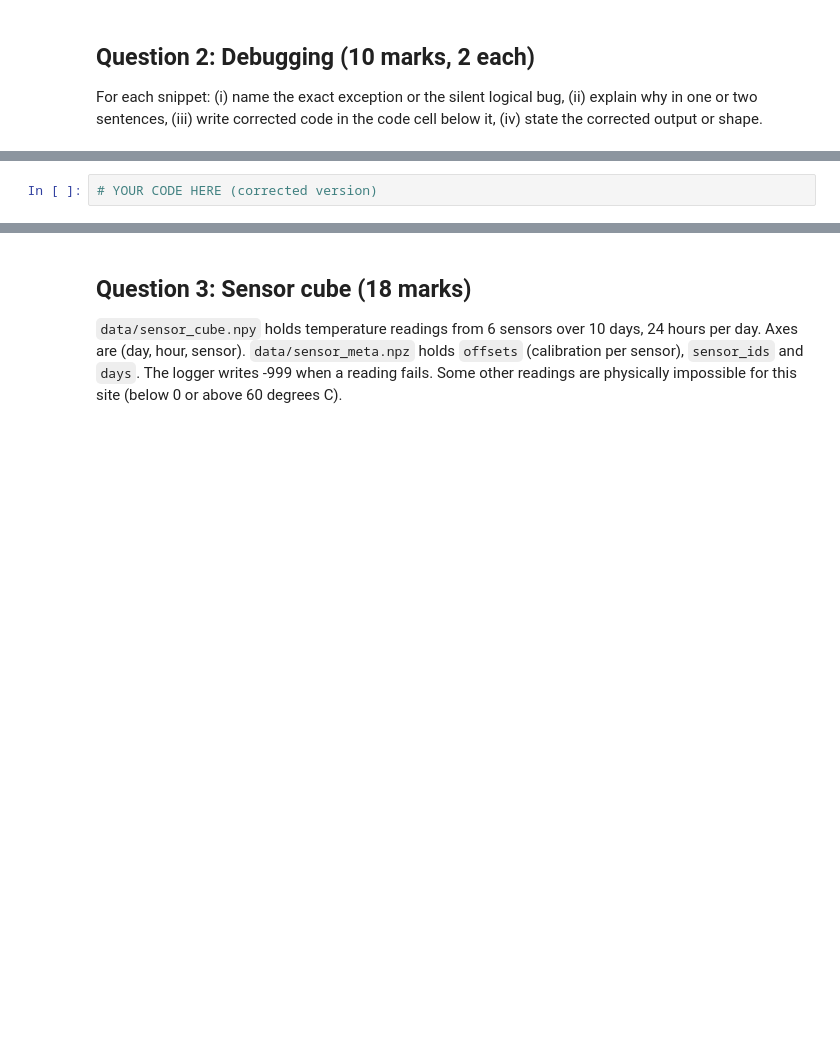
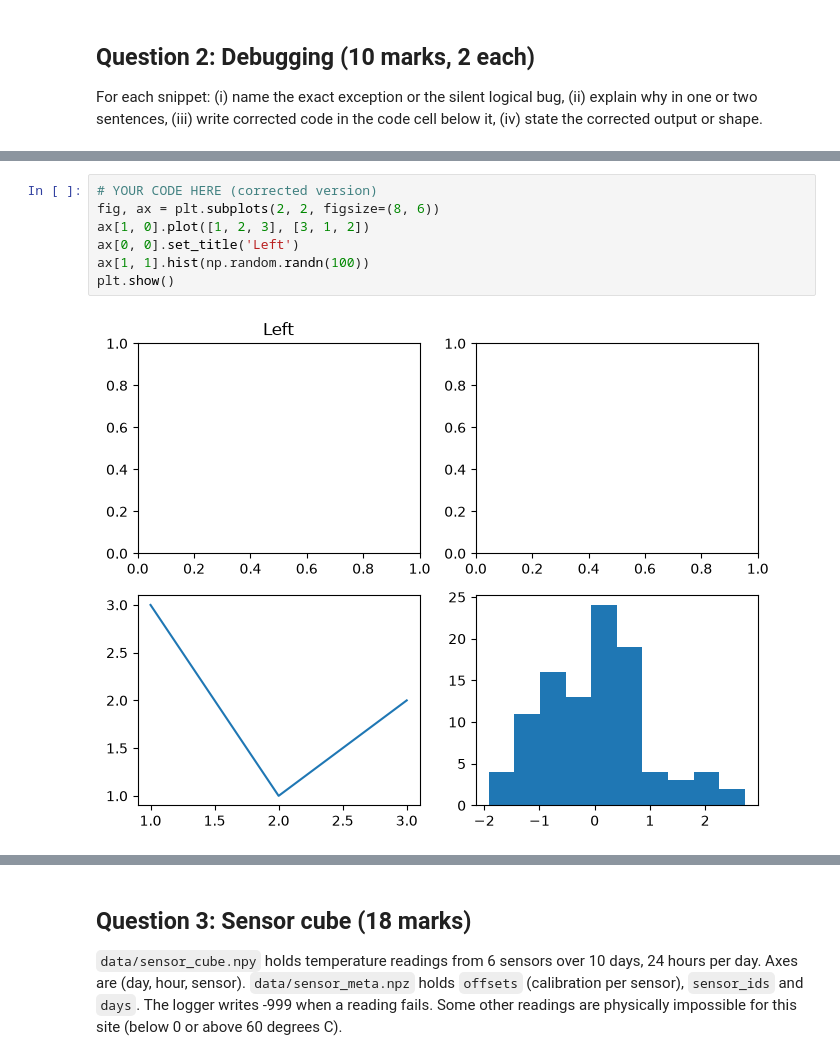
Before and after one commit to Tay-At-Code/PAI-A3-25F-0003, a Jupyter notebook: Assignment3_Programming_for_AI.ipynb, the cells around one changed output, grey strips where cells are left out. Drawn from its saved outputs; the diff is of its cells as text; blank space fills up the shorter version.

````diff
--- a/Assignment3_Programming_for_AI.ipynb
+++ b/Assignment3_Programming_for_AI.ipynb
@@ -167,5 +233,12 @@ Intended: line plot in the bottom-left panel and histogram in the bottom-right p
-# %%
-# YOUR CODE HERE (corrected version)
+# %%
+# YOUR CODE HERE (corrected version)
+fig, ax = plt.subplots(2, 2, figsize=(8, 6))
+ax[1, 0].plot([1, 2, 3], [3, 1, 2])
+ax[0, 0].set_title('Left')
+ax[1, 1].hist(np.random.randn(100))
+plt.show()
+# %% [output]
+[figure, added]
 # %% [markdown]
 ### 2.d
 ```python
````
Also changed, not shown: parts of 13 cells of this notebook.
